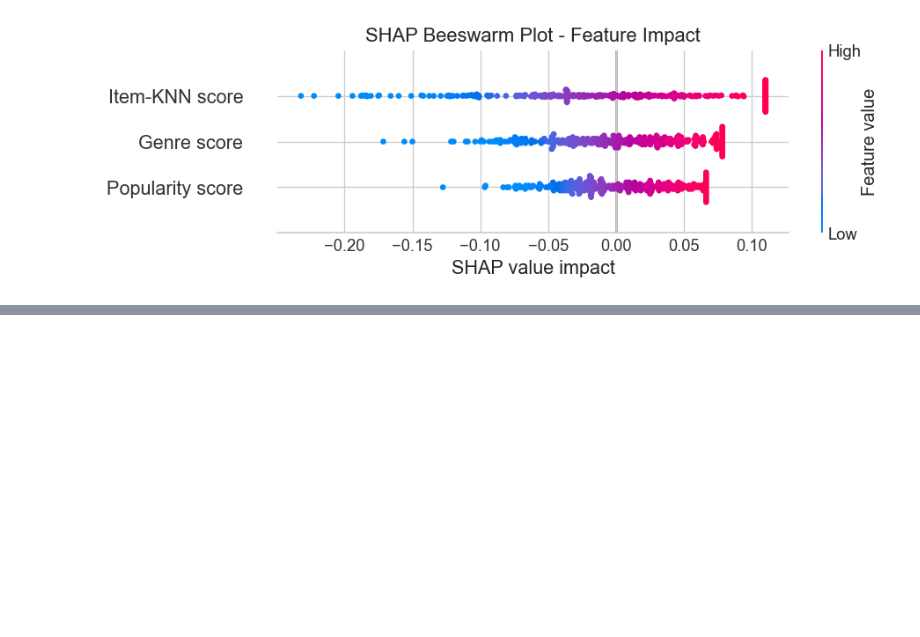
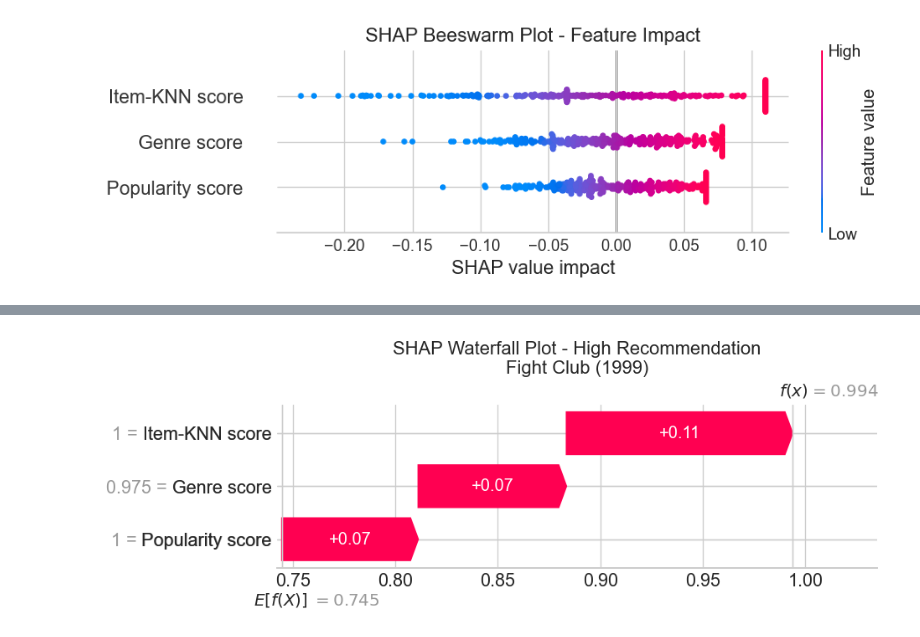
Before and after one commit to rafglo/Movie-Recommendation-System-with-Explainability, a Jupyter notebook: notebooks/shap_hybrid_analysis.ipynb, the cells around one changed output, grey strips where cells are left out. Drawn from its saved outputs; the diff is of its cells as text; code cells hidden in the pictures; blank space fills up the shorter version.

Commit message:
Added details in waterfall plots

```diff
--- a/notebooks/shap_hybrid_analysis.ipynb
+++ b/notebooks/shap_hybrid_analysis.ipynb
@@ -246,0 +219,83 @@ plt.show()
+# %%
+def get_movie_genres(movie_id, movies_df):
+    movie_row = movies_df.loc[movie_id]
+
+    genres = [
+        col
+        for col in movies_df.columns
+        if col != "title" and movie_row[col] == 1
+    ]
+
+    return ", ".join(genres)
+
+
+ratings = ranker.item_engine.df
+movies = ranker.item_engine.movies
+
+rating_counts = ratings.groupby("movieId").size()
+
+high_idx = int(np.argmax(recommendations["computed_relevance_score"].values))
+
+rec = recommendations.loc[high_idx]
+
+user_id = rec["userId"]
+movie_id = rec["movieId"]
+
+# Top rated movies of the user
+top_user_movies = (
+    ratings[ratings["userId"] == user_id]
+    .sort_values("rating", ascending=False)
+    .head(10)
+    .copy()
+)
+
+top_user_movies["title"] = top_user_movies["movieId"].map(
+    movies["title"]
+)
+
+top_user_movies["genres"] = top_user_movies["movieId"].apply(
+    lambda x: get_movie_genres(x, movies)
+)
+
+# Most common genres in the user's favourites
+user_genres = (
+    top_user_movies["genres"]
+    .str.split(", ")
+    .explode()
+    .value_counts()
+    .head(10)
+)
+
+# Popularity
+popularity_count = rating_counts.get(movie_id, 0)
+
+print("HIGH RECOMMENDATION\n")
+
+print(f"User ID: {user_id}\n")
+
+print(f"Recommended Movie : {rec['title']}")
+print(f"Genres            : {get_movie_genres(movie_id, movies)}")
+print(f"Number of Ratings : {popularity_count}")
+print(f"Relevance Score   : {rec['computed_relevance_score']:.4f}\n")
+
+print("Signal Scores")
+print(f"  Item-KNN   : {rec['item_knn_score']:.4f}")
+print(f"  Popularity : {rec['popularity_score']:.4f}")
+print(f"  Genre      : {rec['genre_score']:.4f}")
+
+print("\nTop Rated Movies of the User")
+display(top_user_movies[["title", "rating", "genres"]])
+
+print("\nMost Common Genres in User Preferences")
+display(user_genres)
+
+shap.plots.waterfall(
+    shap_values[high_idx],
+    max_display=len(feature_cols),
+    show=False
+)
+plt.title(f"SHAP Waterfall Plot - High Recommendation\n{rec['title']}")
+
+plt.tight_layout()
+plt.show()
+# %% [output]
@@ -246,0 +341 @@ plt.show()
+[figure, added]
```
Also changed, not shown: parts of 6 cells of this notebook.
